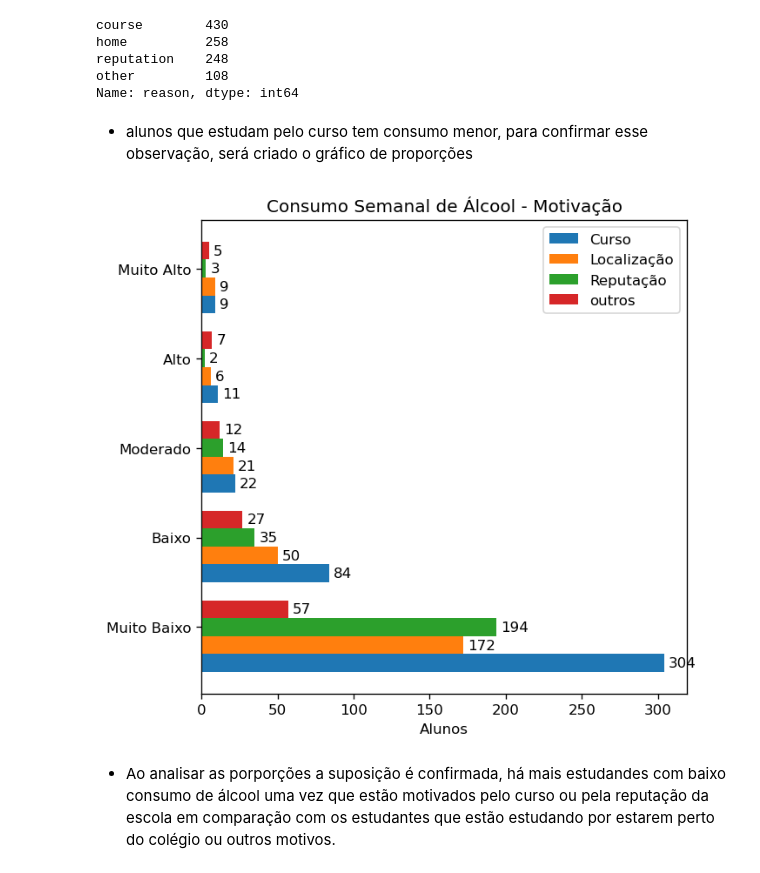
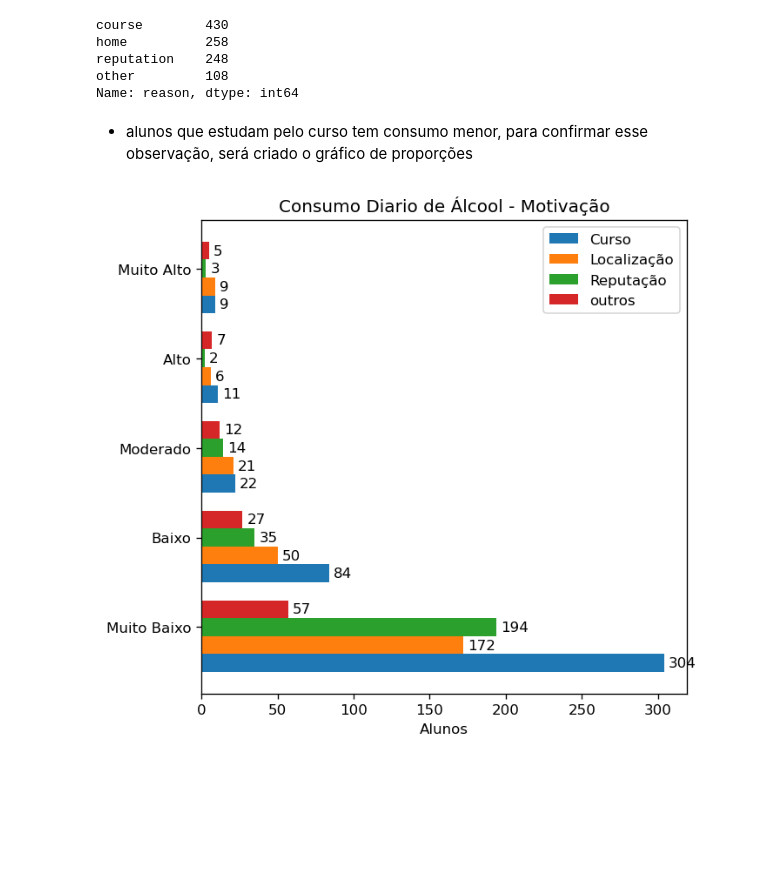
Before and after one commit to IamNivestar/exploratory_analysis_alcohol-effects, a Jupyter notebook: analysis_code.ipynb, the cells around one changed output. Drawn from its saved outputs; the diff is of its cells as text; code cells hidden in the pictures; blank space fills up the shorter version.

```diff
--- a/analysis_code.ipynb
+++ b/analysis_code.ipynb
@@ -441,2 +431,0 @@ other_dalc = other['Dalc'].value_counts()[labels_consumo_alcool]
-# %% [markdown]
-- alunos que estudam pelo curso tem consumo menor, para confirmar esse observação, será criado o gráfico de proporções
@@ -443,22 +442,24 @@ other_dalc = other['Dalc'].value_counts()[labels_consumo_alcool]
+# %% [markdown]
+- alunos que estudam pelo curso tem consumo menor, para confirmar esse observação, será criado o gráfico de proporções
 # %%
-ig, ax = plt.subplots(figsize=(6, 6), dpi=120)
+fig, ax = plt.subplots(figsize=(6, 6), dpi=120)
 x = np.arange(len(labels_consumo_alcool))
 width = 0.20
 
 rects1 = ax.barh(x - 2*width, course_dalc, width, label='Curso')
 rects2 = ax.barh(x - width, home_dalc, width, label='Localização')
 rects3 = ax.barh(x, reputation_dalc, width , label='Reputação')
 rects4 = ax.barh(x + width, other_dalc, width, label='outros')
 
 ax.set_xlabel('Alunos')
 ax.set_title('Consumo Diario de Álcool - Motivação')
 ax.set_yticks(x, labels_consumo_alcool)
 ax.legend()
 
 ax.bar_label(rects1, padding=3)
 ax.bar_label(rects2, padding=3)
 ax.bar_label(rects3, padding=3)
 ax.bar_label(rects4, padding=3)
 fig.tight_layout()
 # %% [output]
-[figure, old version]
+[figure, new version]
@@ -470,2 +465,0 @@ other_dalc_prop = obter_proporcoes(other_dalc)
-# %% [markdown]
-- Ao analisar as porporções a suposição é confirmada, há mais estudandes com baixo consumo de álcool uma vez que estão motivados pelo curso ou pela reputação da escola em comparação com os estudantes que estão estudando por estarem perto do colégio ou outros motivos.
```
Also changed, not shown: parts of 37 cells of this notebook, 5 other files.
